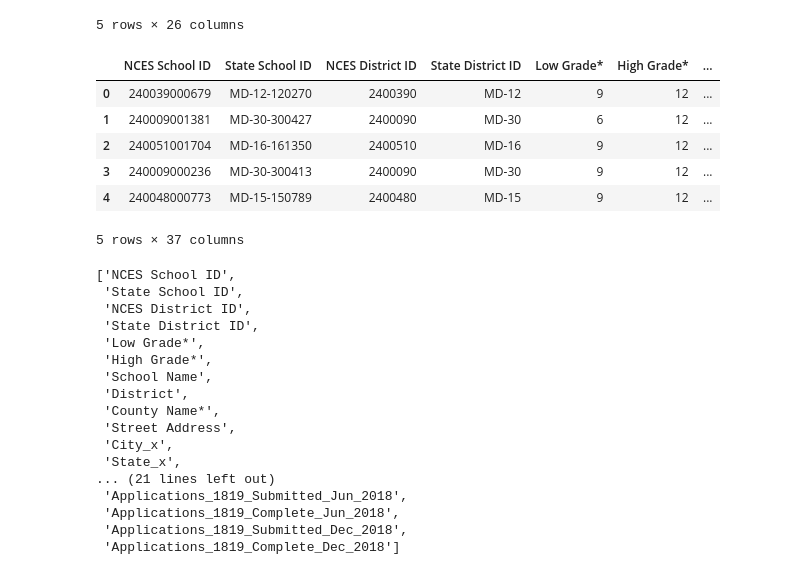
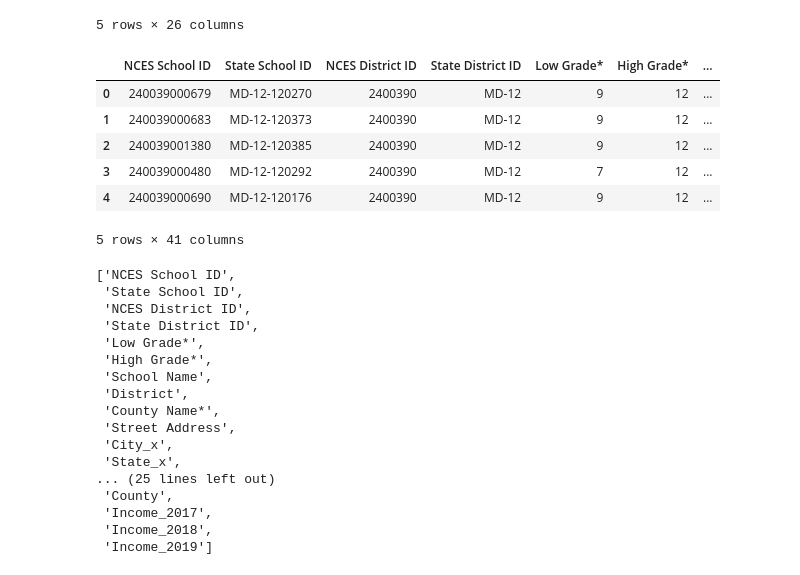
Before and after one commit to RobRoseKnows/umbc-cs-projects, a Jupyter notebook: umbc-cs491-data-science/proj/DataScienceProject.ipynb, the cells around one changed output. Saved outputs shown, nothing was run; the diff lists cells and outputs as text; code cells hidden in the pictures.

```diff
--- a/umbc-cs491-data-science/proj/DataScienceProject.ipynb
+++ b/umbc-cs491-data-science/proj/DataScienceProject.ipynb
@@ -158,15 +158,16 @@ df_nces.head()
 5 rows × 26 columns
 # %%
 df_joined = df_nces.merge(df_fafsa, left_on="School Name", right_on="Name")
+df_joined = df_joined.merge(df_pred_income, left_on="County Name*", right_on="County")
 df_joined.head()
 # %% [output]
 |  | NCES School ID | State School ID | NCES District ID | State District ID | Low Grade* | High Grade* | ... |
 | 0 | 240039000679 | MD-12-120270 | 2400390 | MD-12 | 9 | 12 | ... |
-| 1 | 240009001381 | MD-30-300427 | 2400090 | MD-30 | 6 | 12 | ... |
-| 2 | 240051001704 | MD-16-161350 | 2400510 | MD-16 | 9 | 12 | ... |
-| 3 | 240009000236 | MD-30-300413 | 2400090 | MD-30 | 9 | 12 | ... |
-| 4 | 240048000773 | MD-15-150789 | 2400480 | MD-15 | 9 | 12 | ... |
+| 1 | 240039000683 | MD-12-120373 | 2400390 | MD-12 | 9 | 12 | ... |
+| 2 | 240039001380 | MD-12-120385 | 2400390 | MD-12 | 9 | 12 | ... |
+| 3 | 240039000480 | MD-12-120292 | 2400390 | MD-12 | 7 | 12 | ... |
+| 4 | 240039000690 | MD-12-120176 | 2400390 | MD-12 | 9 | 12 | ... |
-5 rows × 37 columns
+5 rows × 41 columns
 # %%
 df_joined.columns.tolist()
 # %% [output]
@@ -182,11 +183,11 @@ df_joined.columns.tolist()
  'Street Address',
  'City_x',
  'State_x',
-... (21 lines left out)
- 'Applications_1819_Submitted_Jun_2018',
- 'Applications_1819_Complete_Jun_2018',
- 'Applications_1819_Submitted_Dec_2018',
- 'Applications_1819_Complete_Dec_2018']
+... (25 lines left out)
+ 'County',
+ 'Income_2017',
+ 'Income_2018',
+ 'Income_2019']
 # %%
 # Get rid of any <5 values in Applications by replacing it with 0.
 df_joined['Applications_1920_Submitted_Apr19_2019'] = pd.to_numeric(df_joined['Applications_1920_Submitted_Apr19_2019'].astype(str).str.replace(',',''), errors='coerce').fillna(0).astype(int)
```
Also changed, not shown: parts of 2 cells of this notebook.
